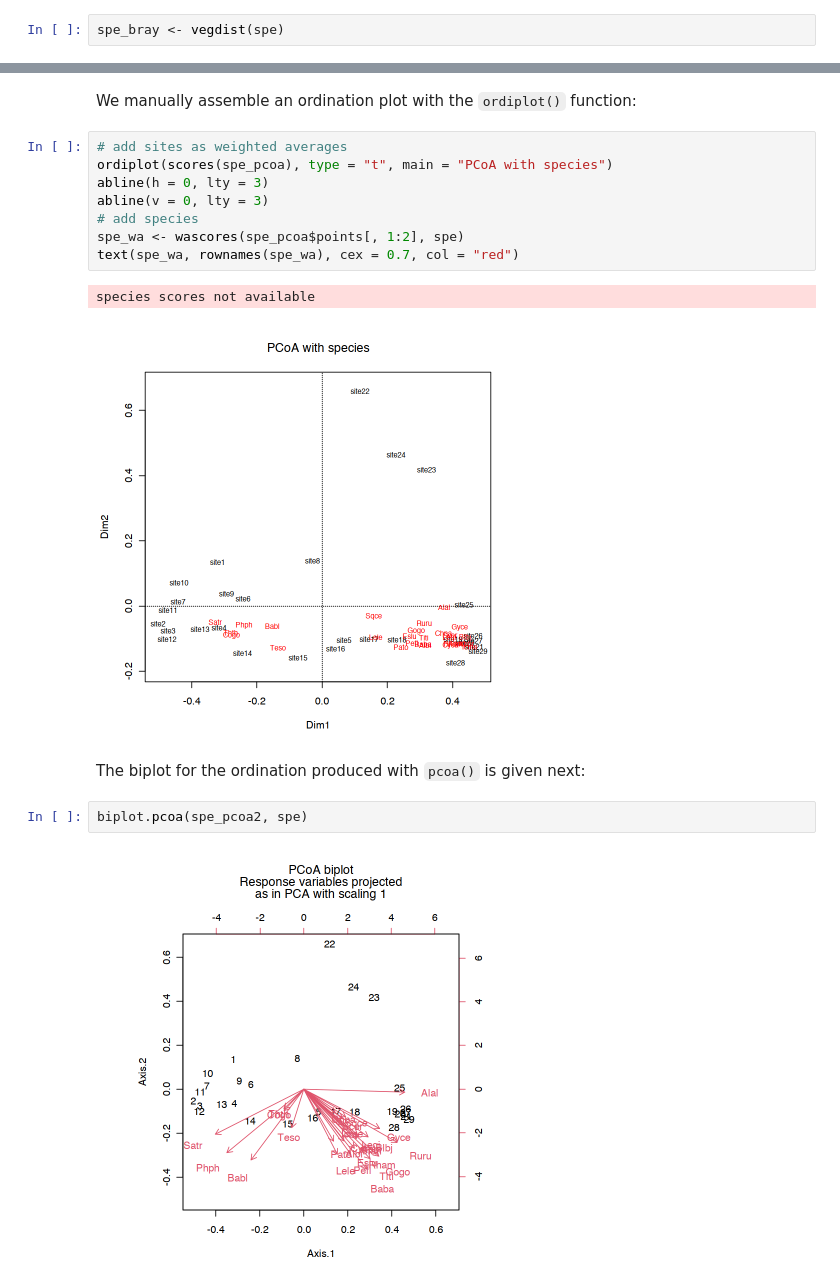
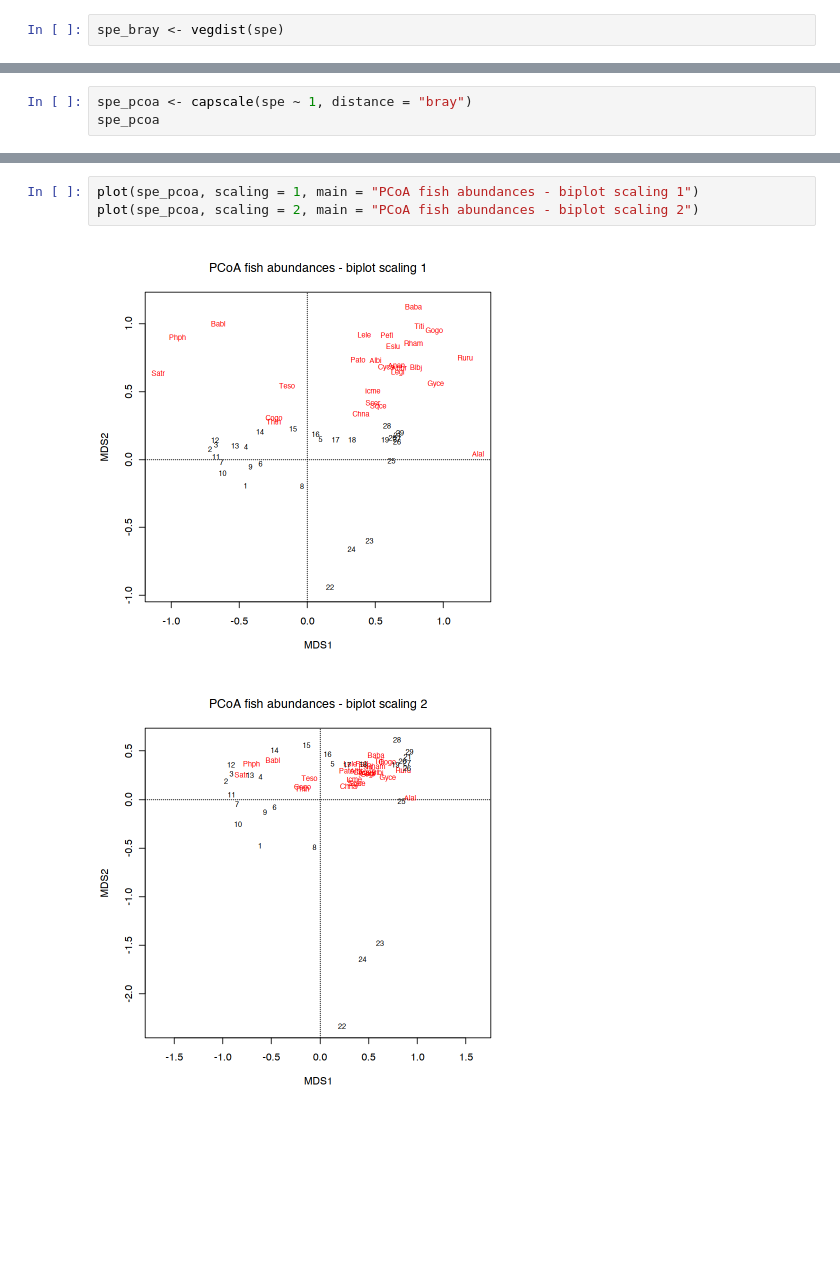
Before and after one commit to ajsmit/Quantitative_Ecology, a Jupyter notebook: jupyter_lab/14-PCoA.ipynb, the cells around one changed output, grey strips where cells are left out. Saved outputs shown, nothing was run; the diff lists cells and outputs as text; blank space fills up the shorter version.

```diff
--- a/jupyter_lab/14-PCoA.ipynb
+++ b/jupyter_lab/14-PCoA.ipynb
@@ -55,0 +95,3 @@ Warning message in cmdscale(spe_bray, k = nrow(spe) - 1, eig = TRUE):
+# %%
+spe_pcoa <- capscale(spe ~ 1, distance = "bray")
+spe_pcoa
@@ -109,19 +150,6 @@ See *Numerical Ecology in R* for details (pp. 140 to 145) for information about
-# %% [markdown]
-We manually assemble an ordination plot with the `ordiplot()` function:
-# %%
-# add sites as weighted averages
-ordiplot(scores(spe_pcoa), type = "t", main = "PCoA with species")
-abline(h = 0, lty = 3)
-abline(v = 0, lty = 3)
-# add species
-spe_wa <- wascores(spe_pcoa$points[, 1:2], spe)
-text(spe_wa, rownames(spe_wa), cex = 0.7, col = "red")
-# %% [output]
-species scores not available
-[figure, removed]
-# %% [markdown]
-The biplot for the ordination produced with `pcoa()` is given next:
-# %%
-biplot.pcoa(spe_pcoa2, spe)
-# %% [output]
-[figure, removed]
+# %%
+plot(spe_pcoa, scaling = 1, main = "PCoA fish abundances - biplot scaling 1")
+plot(spe_pcoa, scaling = 2, main = "PCoA fish abundances - biplot scaling 2")
+# %% [output]
+[figure, added]
+[figure, added]
```
Also changed, not shown: parts of 21 cells of this notebook, 1 other file.
